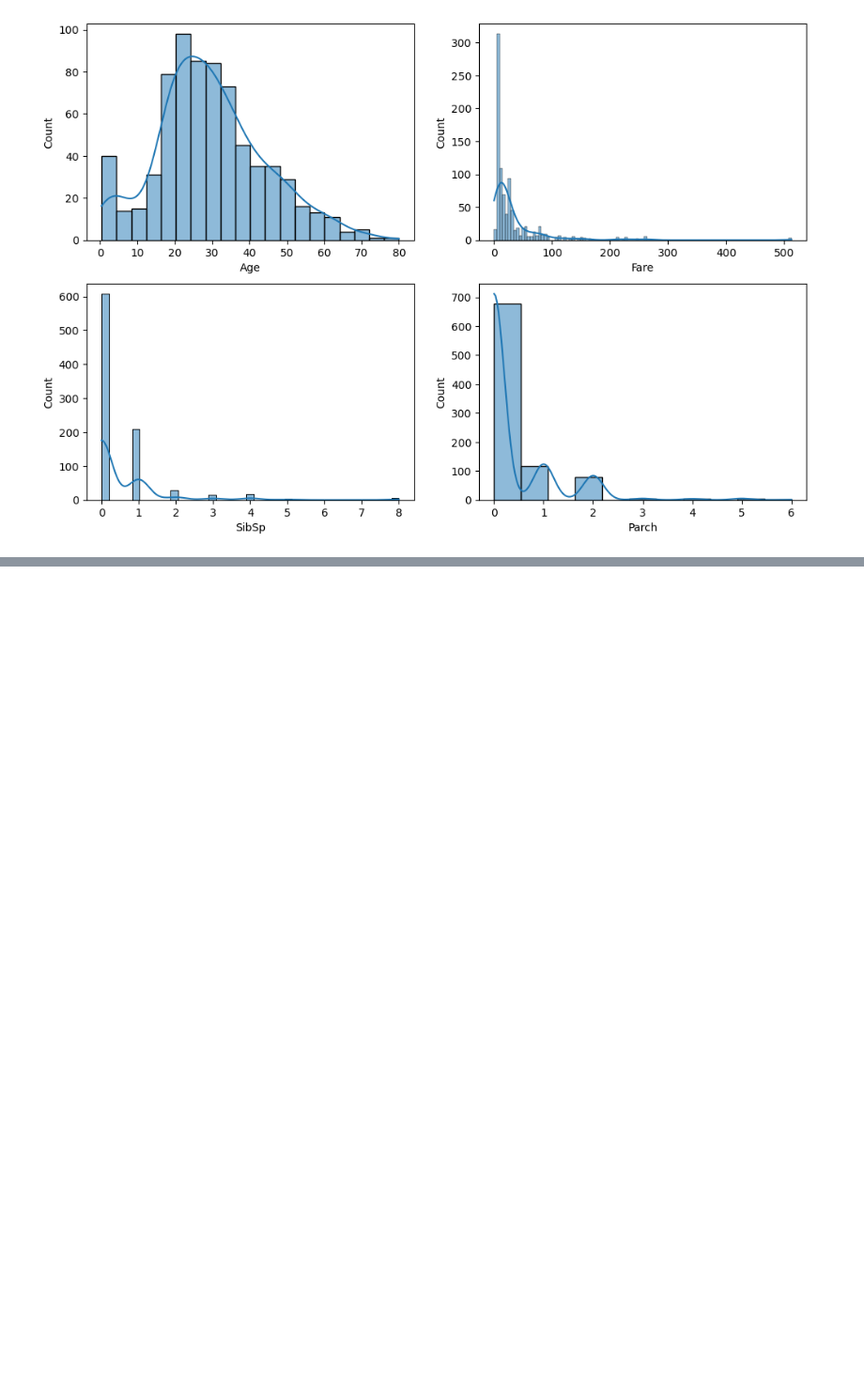
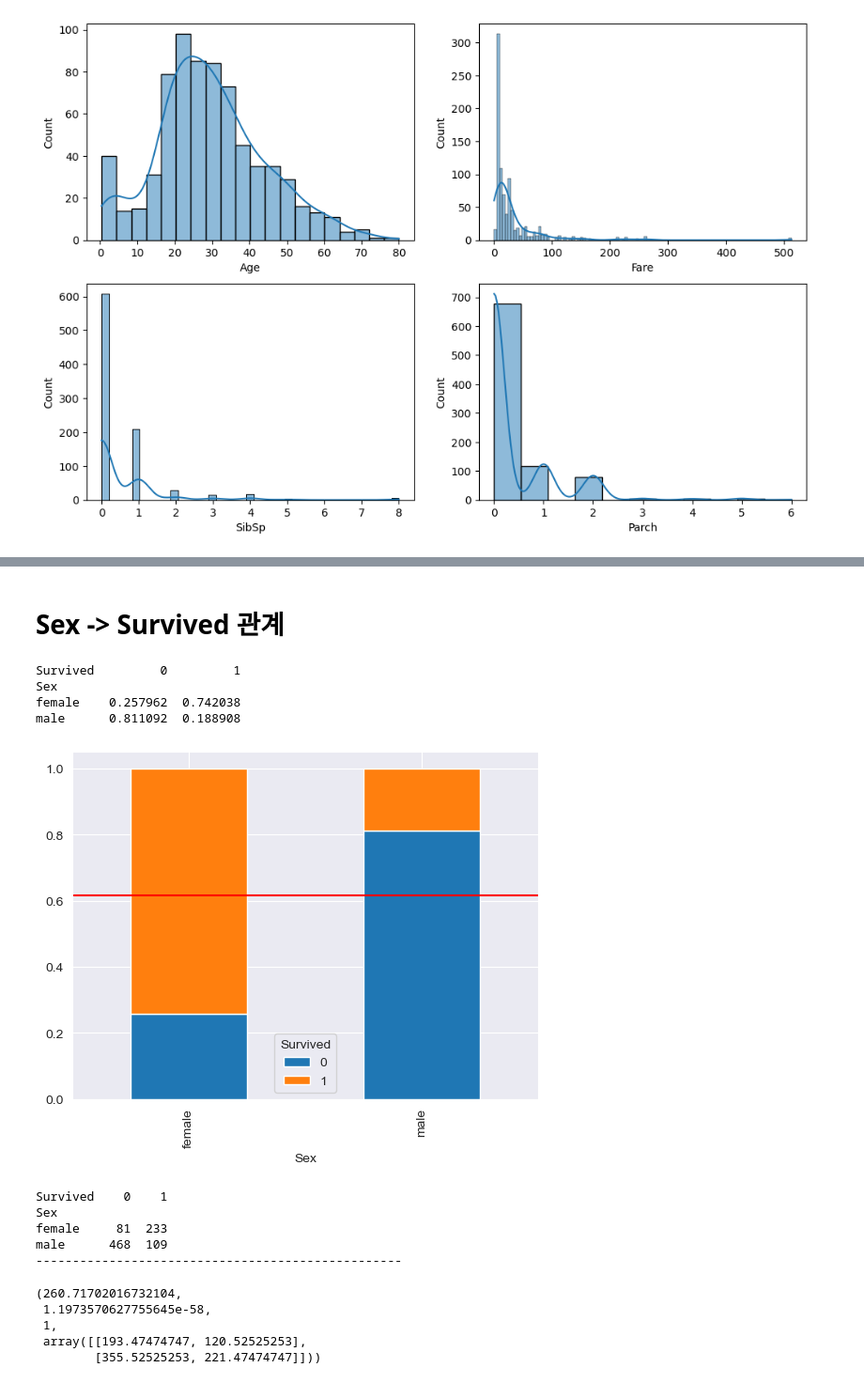
Before and after one commit to HongkyuRyu/Study_For_MachineLearning, a Jupyter notebook: 03 Titanic basic EDA Practice.ipynb, the cells around one changed output, grey strips where cells are left out. Shown: that part at 94% size. Saved outputs shown, nothing was run; the diff lists cells and outputs as text; code cells hidden in the pictures; blank space fills up the shorter version.

```diff
--- a/03 Titanic basic EDA Practice.ipynb
+++ b/03 Titanic basic EDA Practice.ipynb
@@ -216,0 +256,31 @@ plt.show()
+# %% [markdown]
+# Sex -> Survived 관계
+# %%
+target = 'Survived'
+temp = pd.crosstab(train['Sex'], train[target], normalize = 'index')
+print(temp)
+temp.plot.bar(stacked=True)
+plt.axhline(1-train['Survived'].mean(), color = 'r')
+plt.show()
+
+table = pd.crosstab(train['Sex'], train[target])
+print(table)
+print('-' * 50)
+# 2) 카이제곱검정
+spst.chi2_contingency(table)
+# %% [output]
+Survived         0         1
+Sex
+female    0.257962  0.742038
+male      0.811092  0.188908
+[figure, added]
+Survived    0    1
+Sex
+female     81  233
+male      468  109
+--------------------------------------------------
+(260.71702016732104,
+ 1.1973570627755645e-58,
+ 1,
+ array([[193.47474747, 120.52525253],
+        [355.52525253, 221.47474747]]))
```
Also changed, not shown: parts of 8 cells of this notebook.
